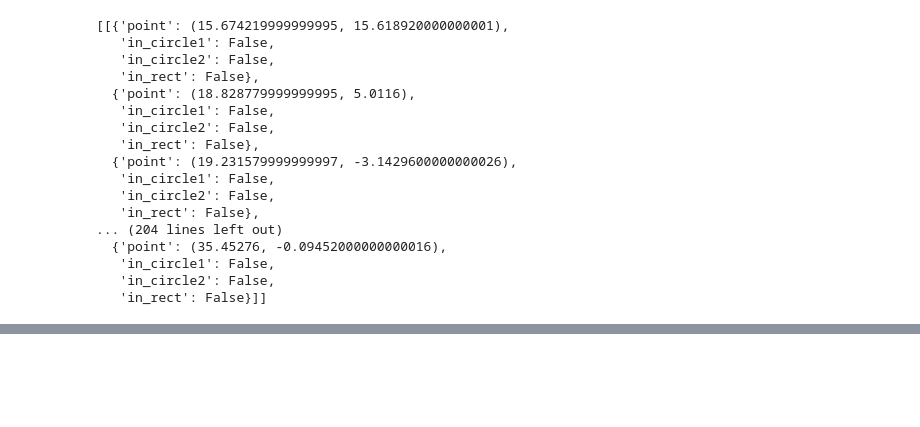
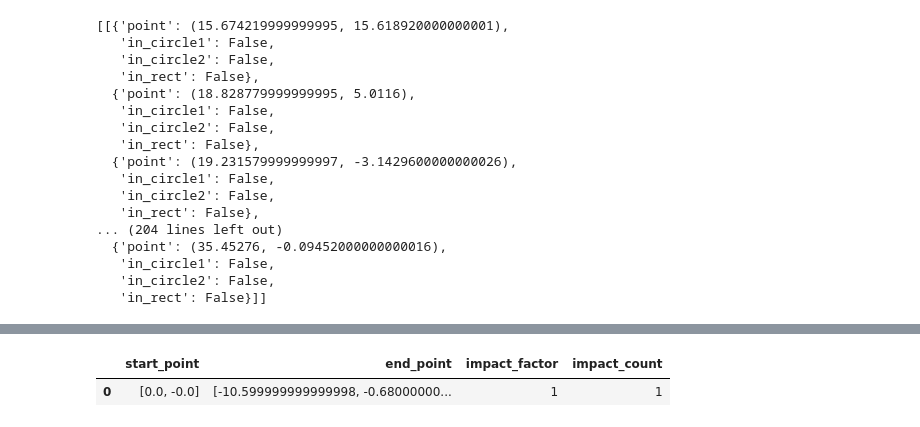
Before and after one commit to Jason-Fu-sk/Shangkai-fu_oludamilola-ajala, a Jupyter notebook: example_notebook.ipynb, the cells around one changed output, grey strips where cells are left out. Cells and saved outputs as stored; diff of their text form; code cells hidden in the pictures; blank space fills up the shorter version.

```diff
--- a/example_notebook.ipynb
+++ b/example_notebook.ipynb
@@ -440,8 +440,9 @@ point_per_pass = [0]*11
 
 results_list = []*5
 index=0
-for pt in start_points:
-    if index > 6 : continue
+for index, pt in enumerate(start_points):
+    if index > 6 :
+        break
     point_per_pass = [(player1_x[index],player1_y[index]),
                       (player2_x[index],player2_y[index]),
                       (player3_x[index],player3_y[index]),
@@ -477,3 +478,24 @@ results_list
    'in_circle1': False,
    'in_circle2': False,
    'in_rect': False}]]
+# %%
+impact_factors = []   # 0/1 影响因子
+impact_counts = []    # 每次传球有多少个球员落在 circle 中
+rect_factors = []     # 矩形影响因子
+rect_counts = []      # 矩形人数
+# === 影响因子 (只要有人在 circle 就记 1) ===
+factor = 1 if any(r['in_circle1'] or r['in_circle2'] for r in results) else 0
+impact_factors.append(factor)
+
+# === 影响人数 (有多少人落在 circle) ===
+count = sum(1 for r in results if r['in_circle1'] or r['in_circle2'])
+impact_counts.append(count)
+
+rect_count = sum(1 for r in results if r['in_rect'])
+rect_counts.append(rect_count)
+
+rect_factor = 1 if rect_count > 0 else 0
+rect_factors.append(rect_factor)
+
+index += 1
+results_list, impact_factors, impact_counts, rect_factors,rect_counts
@@ -479,0 +520,12 @@ results_list
+# %%
+df_impact = pd.DataFrame({
+    'start_point': start_points[:len(impact_factors)],
+    'end_point': end_points[:len(impact_factors)],
+    'impact_factor': impact_factors,
+    'impact_count': impact_counts
+})
+
+df_impact
+# %% [output]
+|  | start_point | end_point | impact_factor | impact_count |
+| 0 | [0.0, -0.0] | [-10.599999999999998, -0.68000000... | 1 | 1 |
```
Also changed, not shown: parts of 1 cell of this notebook.
